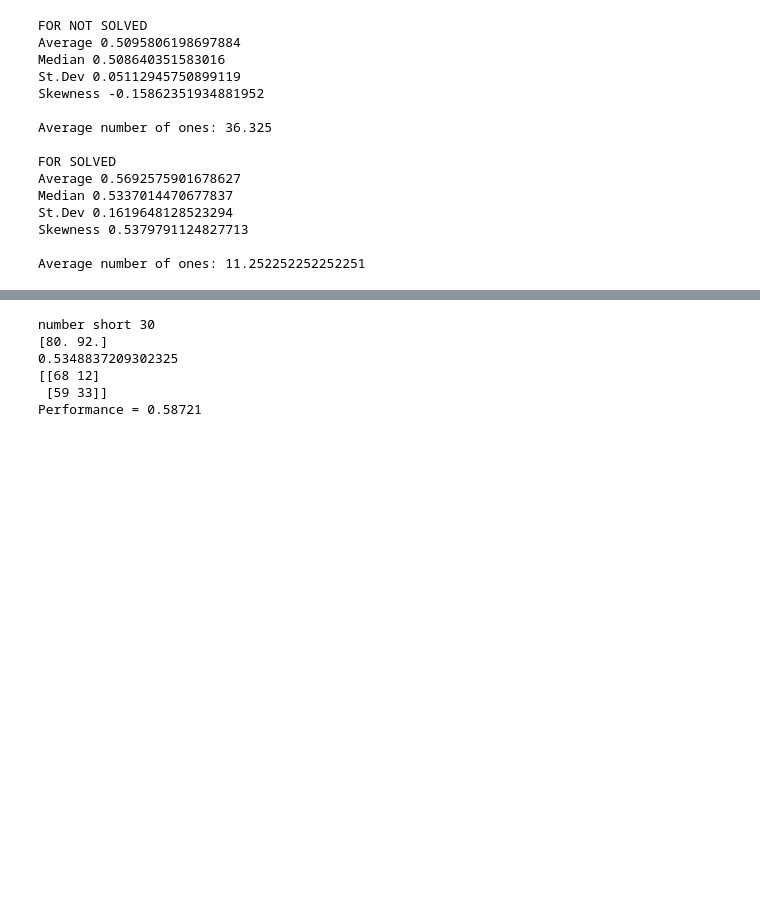
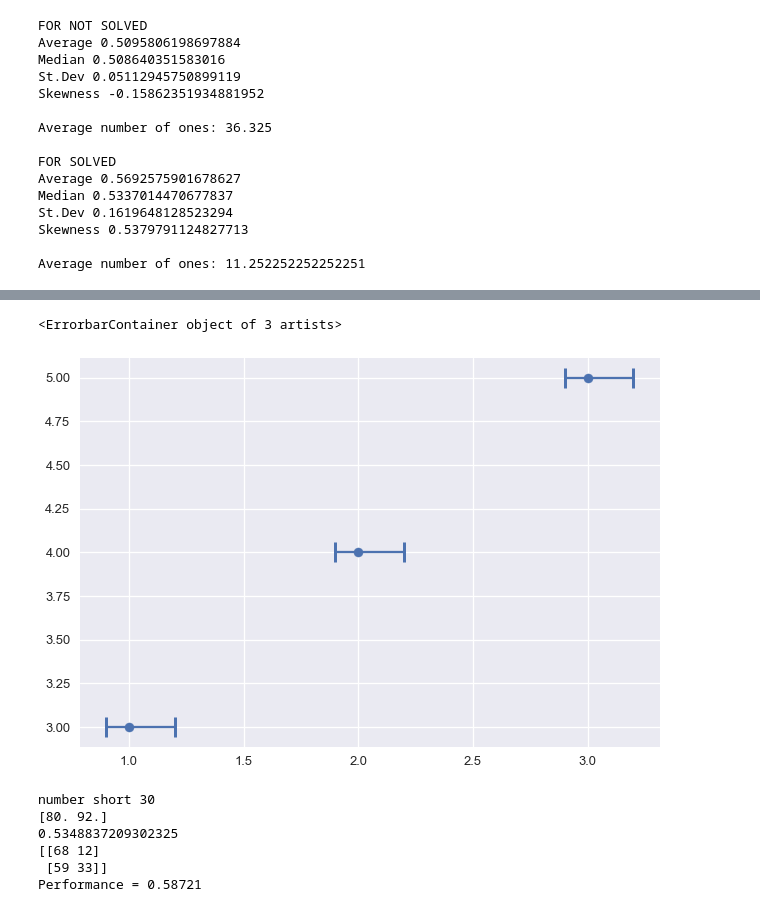
Before and after one commit to jessebmurray/eyetracking, a Jupyter notebook: par_data_total.ipynb, the cells around one changed output, grey strips where cells are left out. Drawn from its saved outputs; the diff is of its cells as text; code cells hidden in the pictures; blank space fills up the shorter version.

```diff
--- a/par_data_total.ipynb
+++ b/par_data_total.ipynb
@@ -1059,3 +1115,10 @@ plt.show()
+# %%
+plt.scatter(x=[1, 2, 3], y=[3, 4, 5])
+plt.errorbar(x=[1, 2, 3], y=[3, 4, 5], xerr=[[0.1, 0.1, 0.1], (0.2, 0.2, 0.2)], linestyle='', \
+            capsize=10, capthick=3, solid_capstyle='butt')
+# %% [output]
+<ErrorbarContainer object of 3 artists>
+[figure, added]
 # %%
 from sklearn.metrics import confusion_matrix
 # %%
```
Also changed, not shown: parts of 16 cells of this notebook.
